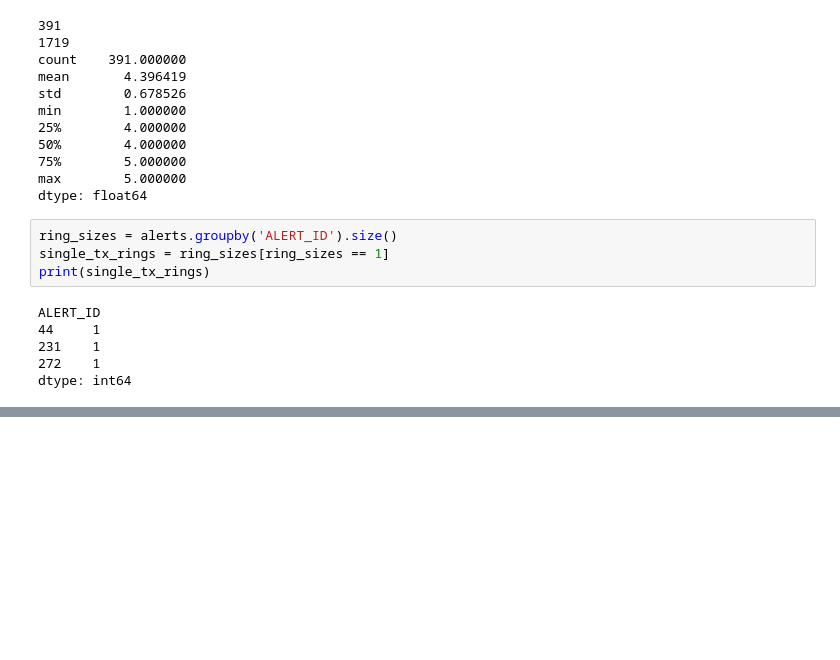
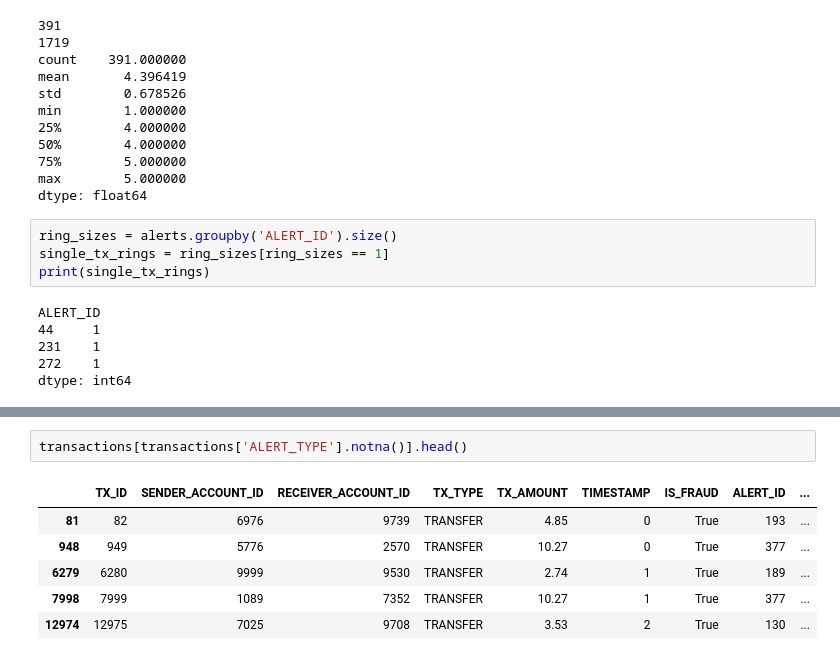
Before and after one commit to Roopanshi-Marwaha/Fraud_Ring_Detection, a Jupyter notebook: Fraud_Ring_Detection.ipynb, the cells around one changed output, grey strips where cells are left out. Saved outputs shown, nothing was run; the diff lists cells and outputs as text; blank space fills up the shorter version.

Commit message:
Merge: link ALERT_TYPE from alerts.csv into transactions.csv (fixed duplicate merge bug)

```diff
--- a/Fraud_Ring_Detection.ipynb
+++ b/Fraud_Ring_Detection.ipynb
@@ -272,0 +345,9 @@ alerts[alerts['ALERT_ID'].isin([44, 231, 272])]
+# %%
+transactions[transactions['ALERT_TYPE'].notna()].head()
+# %% [output]
+|  | TX_ID | SENDER_ACCOUNT_ID | RECEIVER_ACCOUNT_ID | TX_TYPE | TX_AMOUNT | TIMESTAMP | IS_FRAUD | ALERT_ID | ... |
+| 81 | 82 | 6976 | 9739 | TRANSFER | 4.85 | 0 | True | 193 | ... |
+| 948 | 949 | 5776 | 2570 | TRANSFER | 10.27 | 0 | True | 377 | ... |
+| 6279 | 6280 | 9999 | 9530 | TRANSFER | 2.74 | 1 | True | 189 | ... |
+| 7998 | 7999 | 1089 | 7352 | TRANSFER | 10.27 | 1 | True | 377 | ... |
+| 12974 | 12975 | 7025 | 9708 | TRANSFER | 3.53 | 2 | True | 130 | ... |
```
Also changed, not shown: parts of 9 cells of this notebook.
